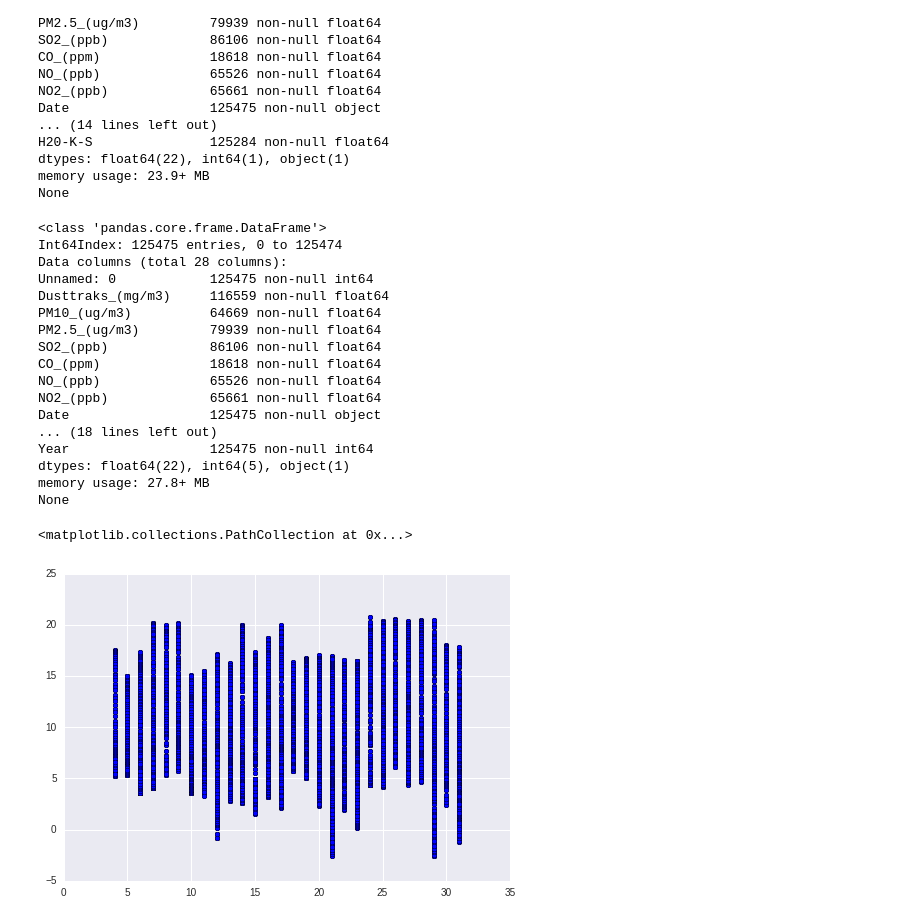
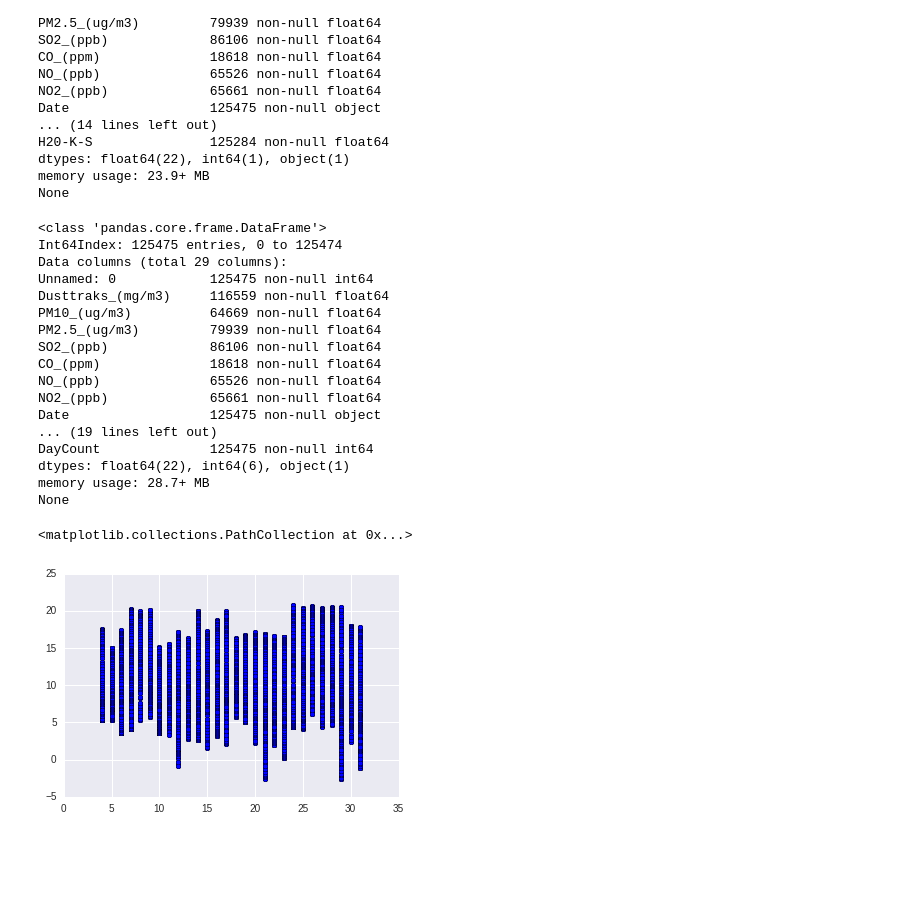
Before and after one commit to BrennaManning/DataScience2016FP, a Jupyter notebook: Beginnings.ipynb, the cells around one changed output. Drawn from its saved outputs; the diff is of its cells as text; code cells hidden in the pictures; blank space fills up the shorter version.

```diff
--- a/Beginnings.ipynb
+++ b/Beginnings.ipynb
@@ -39,23 +39,34 @@ def preprocess(df):
 
 def daysSinceStart(df):
     #get time since epoch
-    daylist = df['Day']
-    monthlist = df['Month']
-    for i in df['Month']:
-        if i == 8:
-            # daylist(monthlist.index(i)) +=31
-            print monthlist.index(i)
-        #elif i == 9:
-            #daylist(monthlist.index(i)) +=62
-    #df['DaysSinceStart']= daylist
+    dayArray = np.array(df.Day)
+    monthArray = np.array(df.Month)
+
+    runningDays = []
+    for day, month in zip(dayArray, monthArray):
+        if month == 7:
+            total_days = 0
+            #do nothing, append the normal day
+        elif month == 8:
+            total_days = 31
+        elif month == 9:
+            total_days = 61
+        else:
+            raise ValueError
+        total_days = total_days + day
+        #print'tot days:', total_days, month, day
+        runningDays.append(total_days)
+    df['DayCount'] = pd.Series(runningDays, index = df.index)
+    return df
 # %%
-df2 = preprocess(df)
-df2.head()
-print df2.info()
+df = preprocess(df)
+df = daysSinceStart(df)
+df.head()
+print df.info()
 # %% [output]
 <class 'pandas.core.frame.DataFrame'>
 Int64Index: 125475 entries, 0 to 125474
-Data columns (total 28 columns):
+Data columns (total 29 columns):
 Unnamed: 0            125475 non-null int64
 Dusttraks_(mg/m3)     116559 non-null float64
 PM10_(ug/m3)          64669 non-null float64
@@ -65,10 +76,10 @@ CO_(ppm)              18618 non-null float64
 NO_(ppb)              65526 non-null float64
 NO2_(ppb)             65661 non-null float64
 Date                  125475 non-null object
-... (18 lines left out)
-Year                  125475 non-null int64
-dtypes: float64(22), int64(5), object(1)
-memory usage: 27.8+ MB
+... (19 lines left out)
+DayCount              125475 non-null int64
+dtypes: float64(22), int64(6), object(1)
+memory usage: 28.7+ MB
 None
 # %%
 %matplotlib inline
@@ -81,10 +92,10 @@ import numpy as np
 import pprint as pp
 from IPython.display import display
 # %%
-dfjuly = df2[df2['Month'] ==7]
+dfjuly = df[df['Month'] ==7]
 
 plt.scatter(dfjuly['Day'], dfjuly['Temperature_(degC)'] )
 # %% [output]
 <matplotlib.collections.PathCollection at 0x...>
-[figure, old version]
+[figure, new version]
 # %%
```
Also changed, not shown: parts of 14 cells of this notebook.
